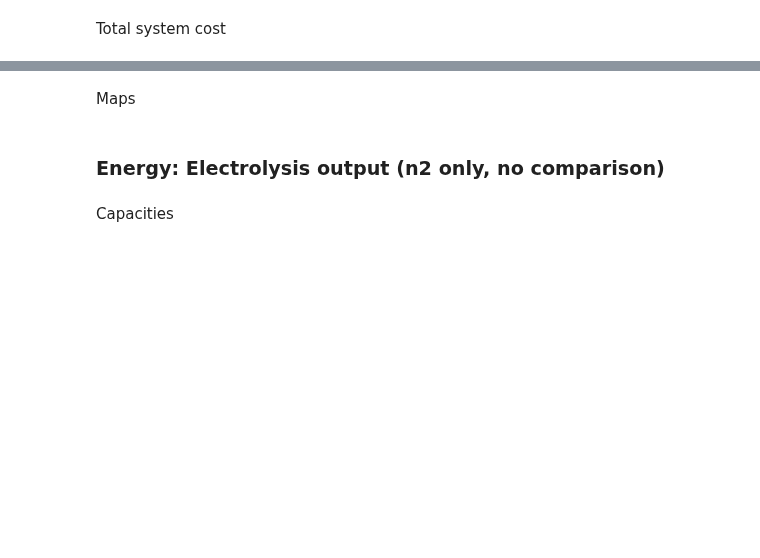
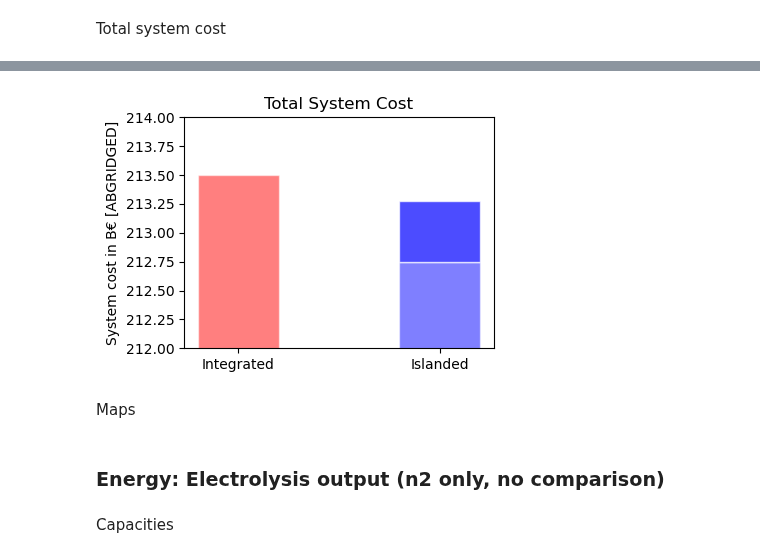
Before and after one commit to energyLS/aldehyde, a Jupyter notebook: workflow/notebooks/results.ipynb, the cells around one changed output, grey strips where cells are left out. Drawn from its saved outputs; the diff is of its cells as text; code cells hidden in the pictures; blank space fills up the shorter version.

Commit message:
feat: add stackplot

```diff
--- a/workflow/notebooks/results.ipynb
+++ b/workflow/notebooks/results.ipynb
@@ -133,25 +134,32 @@ plt.show()
 # %%
 n_names = ["Integrated", "Islanded"]
-costs2 = [n2.objective/1e9]
-costs13 = [n1.objective/1e9, n3.objective/1e9]
+costs_mar_es_only = [0, n1.objective/1e9]
+costs_mar_es_export = [n2.objective/1e9, 0]
+costs_export_only = [0, n3.objective/1e9]
 
 bars = np.add(costs13, costs2).tolist()
 
 # The position of the bars on the x-axis
 r = [0,1]
-barWidth = 1
+barWidth = 0.4
 
-# Create brown bars
-plt.bar(r, costs13, color='#7f6d5f', edgecolor='white', width=barWidth)
+# Create bars and stack them on previous bars
+plt.figure(figsize=(4, 3))
+plt.bar(r, costs_mar_es_only, alpha=0.5, color=['b'], edgecolor='white', width=barWidth)
+plt.bar(r, costs_mar_es_export, bottom=costs_mar_es_only, alpha=0.5, color=['r'], edgecolor='white', width=barWidth)
+plt.bar(r, costs_export_only, bottom=costs_mar_es_only, alpha=0.7, color=['b'], edgecolor='white', width=barWidth)
 
-# Create green bars (middle), on top of the first ones
-#plt.bar(r, costs2, bottom=costs13, color='#557f2d', edgecolor='white', width=barWidth)
-
-# Custom X axis
+# enhance graph
 plt.xticks(r, n_names)
+plt.ylabel("System cost in B€ [ABGRIDGED]")
+plt.title("Total System Cost")
+plt.ylim(212, 214)
 
 # Show graphic
+plt.savefig("../../results/graphics/first_results/total_system_cost.pdf", bbox_inches='tight')
 plt.show()
+# %% [output]
+[figure, added]
 # %% [markdown]
 Maps
 # %%
```
Also changed, not shown: parts of 2 cells of this notebook.
